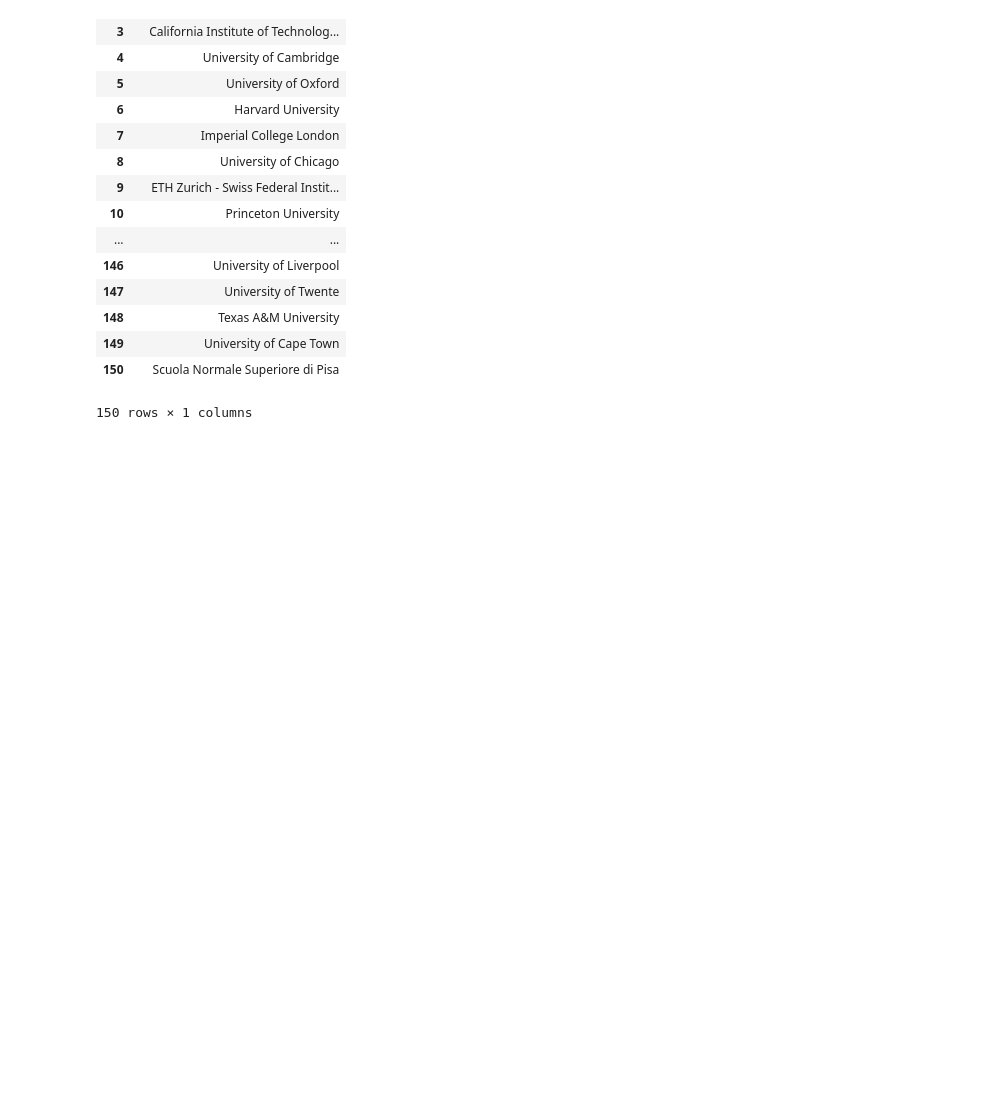
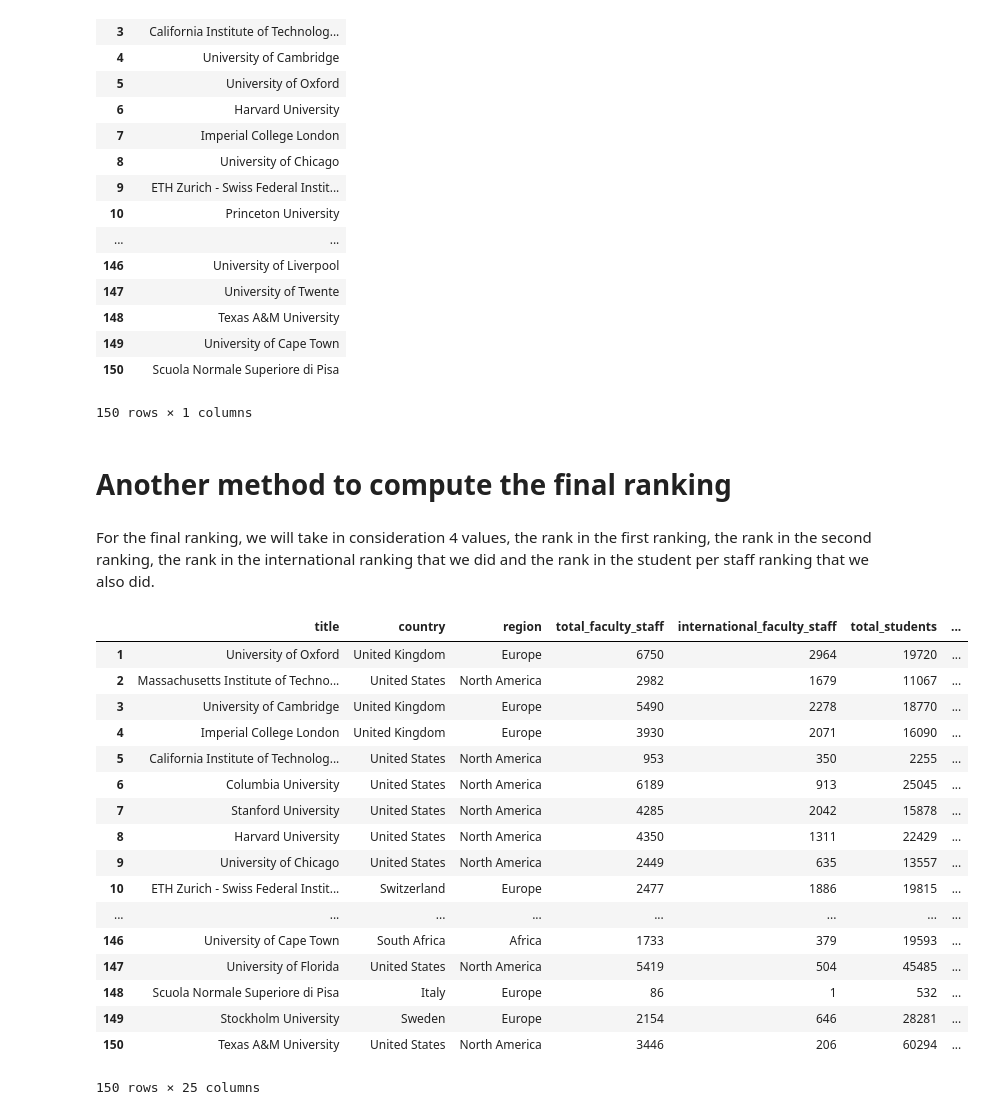
Before and after one commit to MsSquirrel/ADA---MAK, a Jupyter notebook: Homework 2/alex/Homework 2.ipynb, the cells around one changed output. Cells and saved outputs as stored; diff of their text form; code cells hidden in the pictures; blank space fills up the shorter version.

Commit message:
Add of a new method to calculate final ranking

```diff
--- a/Homework 2/alex/Homework 2.ipynb
+++ b/Homework 2/alex/Homework 2.ipynb
@@ -79,7 +79,7 @@ for i, row in top200_qs.iterrows():
     url = row.url
 
     # Make to GET resquest in the details page
-    response = requests.get(URL_PATH + url)
+    response = requests.get(URL_PATH_QS + url)
     soup = BeautifulSoup(response.text, 'html.parser') # Parse HTML page with BeaufitulSoup
 
     # Get number of total academic faculty staff
@@ -469,3 +469,56 @@ cc[['title']]
 | 149 | University of Cape Town |
 | 150 | Scuola Normale Superiore di Pisa |
 150 rows × 1 columns
+# %% [markdown]
+# Another method to compute the final ranking
+# %% [markdown]
+For the final ranking, we will take in consideration 4 values, the rank in the first ranking, the rank in the second ranking, the rank in the international ranking that we did and the rank in the student per staff ranking that we also did.
+# %%
+weight_inter_students = 0.2
+weight_staff = 0.2
+weight_ranking1 = 0.3
+weight_ranking2 = 0.3
+
+final_top200_inter = final_top200.copy()
+
+# for staff and international students ratio, we do the mean between the values of the two rankings
+final_top200_inter['staff_student_ratio_mean'] = (final_top200['staff_student_ratio'] + final_top200['stats_student_staff_ratio']) / 2
+final_top200_inter['international_student_ratio_mean'] = (final_top200['international_student_ratio'] + final_top200['stats_pc_intl_students']) / 2
+
+# add a column to have the rank in the ranking of students per staff ranking
+ranking_staff = final_top200_inter.sort_values(['staff_student_ratio_mean'], ascending=True).reset_index(drop=True)
+ranking_staff.index += 1
+ranking_staff['staff_rank'] = ranking_staff.index
+
+# add a column to have the rank in the ranking of international students
+ranking_inter = ranking_staff.sort_values(['international_student_ratio_mean'], ascending=False).reset_index(drop=True)
+ranking_inter.index += 1
+ranking_inter['inter_rank'] = ranking_staff.index
+
+final_top200_ratio = ranking_inter.copy()
+
+# computation of the final value to evaluate university
+final_top200_ratio['rank_ratio'] = weight_ranking1 * ranking_inter.rank_1 + weight_ranking2 * ranking_inter.rank_2 + weight_inter_students * ranking_inter.inter_rank + weight_staff * ranking_inter.staff_rank
+cc = final_top200_ratio.sort_values('rank_ratio').reset_index(drop=True)
+cc.index += 1
+
+cc
+# %% [output]
+|  | title | country | region | total_faculty_staff | international_faculty_staff | total_students | ... |
+| 1 | University of Oxford | United Kingdom | Europe | 6750 | 2964 | 19720 | ... |
+| 2 | Massachusetts Institute of Techno... | United States | North America | 2982 | 1679 | 11067 | ... |
+| 3 | University of Cambridge | United Kingdom | Europe | 5490 | 2278 | 18770 | ... |
+| 4 | Imperial College London | United Kingdom | Europe | 3930 | 2071 | 16090 | ... |
+| 5 | California Institute of Technolog... | United States | North America | 953 | 350 | 2255 | ... |
+| 6 | Columbia University | United States | North America | 6189 | 913 | 25045 | ... |
+| 7 | Stanford University | United States | North America | 4285 | 2042 | 15878 | ... |
+| 8 | Harvard University | United States | North America | 4350 | 1311 | 22429 | ... |
+| 9 | University of Chicago | United States | North America | 2449 | 635 | 13557 | ... |
+| 10 | ETH Zurich - Swiss Federal Instit... | Switzerland | Europe | 2477 | 1886 | 19815 | ... |
+| ... | ... | ... | ... | ... | ... | ... | ... |
+| 146 | University of Cape Town | South Africa | Africa | 1733 | 379 | 19593 | ... |
+| 147 | University of Florida | United States | North America | 5419 | 504 | 45485 | ... |
+| 148 | Scuola Normale Superiore di Pisa | Italy | Europe | 86 | 1 | 532 | ... |
+| 149 | Stockholm University | Sweden | Europe | 2154 | 646 | 28281 | ... |
+| 150 | Texas A&M University | United States | North America | 3446 | 206 | 60294 | ... |
+150 rows × 25 columns
```
